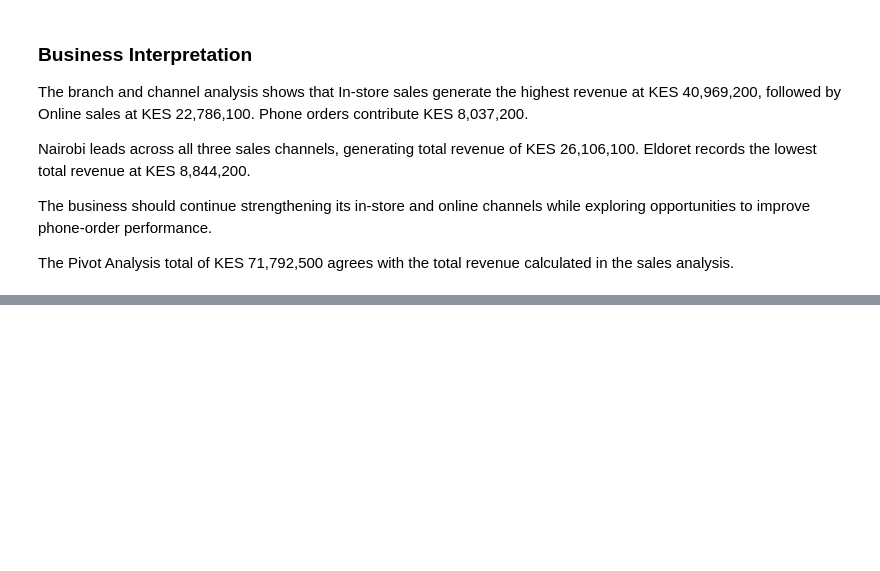
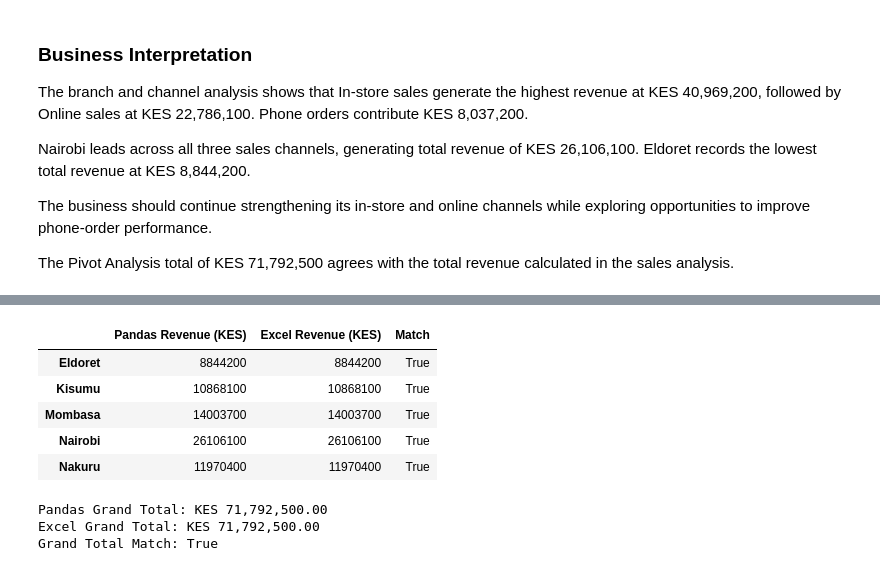
Before and after one commit to Alkhan-019/plp-da-a3-duka-sales-and-agent-cleanup, a Jupyter notebook: duka_sales_exploration.ipynb, the cells around one changed output, grey strips where cells are left out. Saved outputs shown, nothing was run; the diff lists cells and outputs as text; code cells hidden in the pictures; blank space fills up the shorter version.

Commit message:
Complete Duka sales analysis and validation

```diff
--- a/duka_sales_exploration.ipynb
+++ b/duka_sales_exploration.ipynb
@@ -761,0 +770,48 @@ The Pivot Analysis total of KES 71,792,500 agrees with the total revenue calcula
+# %%
+# Validate Excel branch revenue against Pandas results
+
+pandas_branch_totals = (
+    branch_excel.groupby("branch")["revenue"]
+    .sum()
+    .sort_index()
+)
+
+excel_branch_totals = pd.Series({
+    "Eldoret": 8844200,
+    "Kisumu": 10868100,
+    "Mombasa": 14003700,
+    "Nairobi": 26106100,
+    "Nakuru": 11970400
+}).sort_index()
+
+validation = pd.DataFrame({
+    "Pandas Revenue (KES)": pandas_branch_totals,
+    "Excel Revenue (KES)": excel_branch_totals
+})
+
+validation["Match"] = (
+    validation["Pandas Revenue (KES)"]
+    == validation["Excel Revenue (KES)"]
+)
+
+display(validation)
+
+pandas_total = pandas_branch_totals.sum()
+excel_total = excel_branch_totals.sum()
+
+print(f"Pandas Grand Total: KES {pandas_total:,.2f}")
+print(f"Excel Grand Total: KES {excel_total:,.2f}")
+print(f"Grand Total Match: {pandas_total == excel_total}")
+
+assert validation["Match"].all()
+assert pandas_total == excel_total
+# %% [output]
+|  | Pandas Revenue (KES) | Excel Revenue (KES) | Match |
+| Eldoret | 8844200 | 8844200 | True |
+| Kisumu | 10868100 | 10868100 | True |
+| Mombasa | 14003700 | 14003700 | True |
+| Nairobi | 26106100 | 26106100 | True |
+| Nakuru | 11970400 | 11970400 | True |
+Pandas Grand Total: KES 71,792,500.00
+Excel Grand Total: KES 71,792,500.00
+Grand Total Match: True
```
Also changed, not shown: parts of 2 cells of this notebook.
